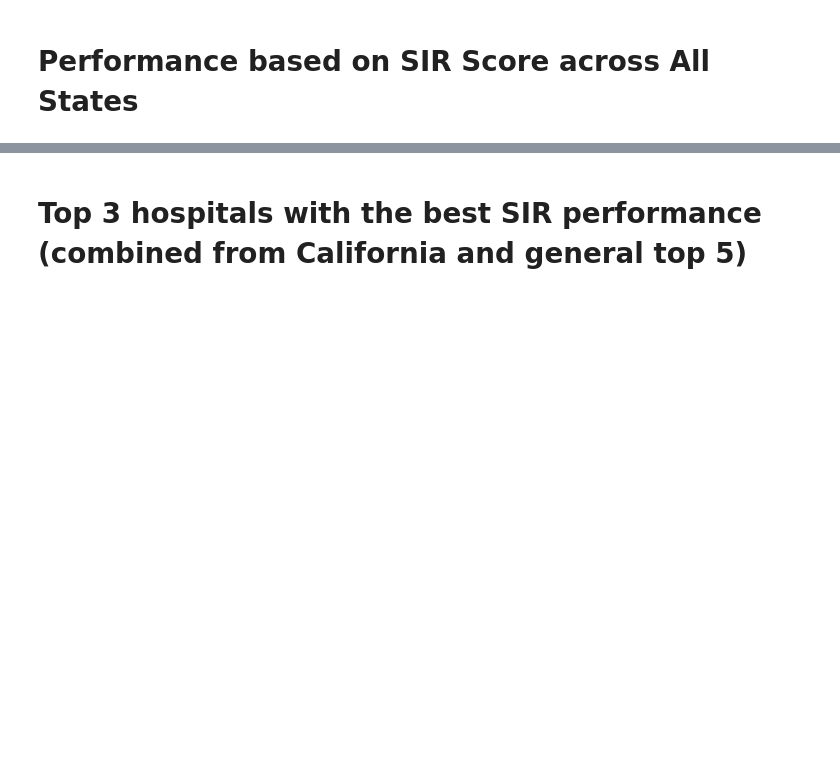
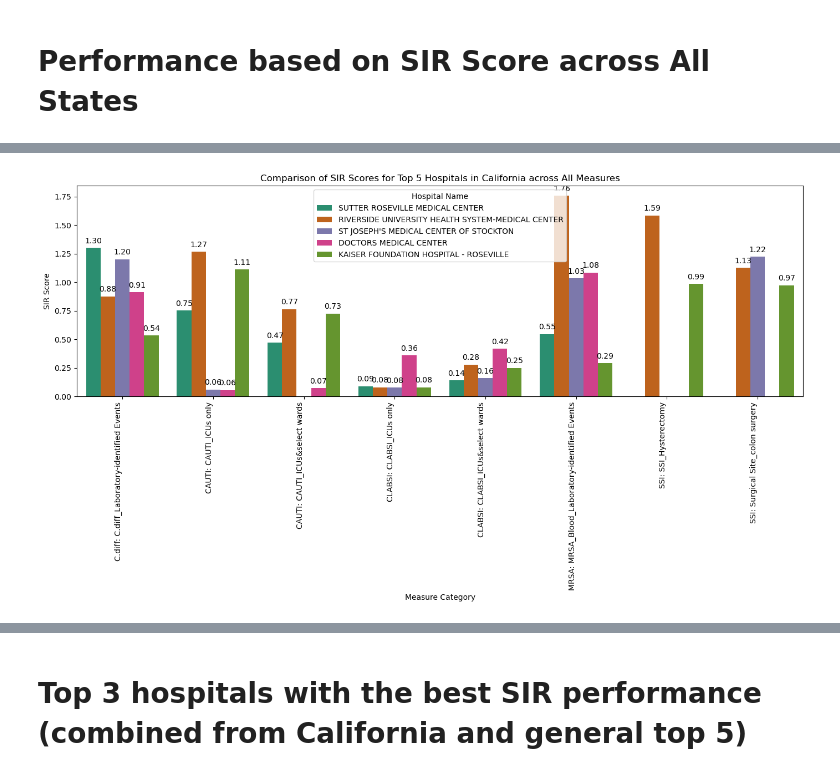
Before and after one commit to jsand424/Project-3, a Jupyter notebook: Group5_Project3.ipynb, the cells around one changed output, grey strips where cells are left out. Cells and saved outputs as stored; diff of their text form; code cells hidden in the pictures; blank space fills up the shorter version.

```diff
--- a/Group5_Project3.ipynb
+++ b/Group5_Project3.ipynb
@@ -848,0 +800,45 @@ plt.show()
+# %%
+import matplotlib.pyplot as plt
+import seaborn as sns
+
+# Function to generate a distinct color palette
+def create_distinct_palette(n_colors):
+    return sns.color_palette("Dark2", n_colors)
+
+# Sort the remaining hospitals by SIR score (lower is better) and select the top 5 unique hospitals
+top_5_unique_hospitals_ca = california_hospitals_nonzero.sort_values('Score').drop_duplicates(subset=['Hospital Name']).head(5)
+
+# Filter the data for the top 5 hospitals across all measures
+filtered_data_all_measures = california_hospitals_nonzero[california_hospitals_nonzero['Provider ID'].isin(top_5_unique_hospitals_ca['Provider ID'])]
+
+# Create a distinct color palette for the top 5 hospitals
+colors = create_distinct_palette(len(top_5_unique_hospitals_ca))
+
+plt.figure(figsize=(14, 8))
+
+# Create a bar plot where x-axis is 'Measure Name', y-axis is 'Score', and hue is 'Hospital Name'
+barplot_all_measures = sns.barplot(x='Measure Name', y='Score', hue='Hospital Name', data=filtered_data_all_measures, palette=colors)
+
+# Add the exact SIR scores on top of each bar
+for p in barplot_all_measures.patches:
+    height = p.get_height()
+    barplot_all_measures.annotate(format(height, '.2f'),
+                                  (p.get_x() + p.get_width() / 2., height),
+                                  ha='center', va='center',
+                                  xytext=(0, 9), textcoords='offset points', fontsize=10, color='black')
+
+# Customize the plot
+plt.title('Comparison of SIR Scores for Top 5 Hospitals in California across All Measures')
+plt.xlabel('Measure Category')
+plt.ylabel('SIR Score')
+plt.xticks(rotation=90, ha='right')
+plt.legend(title='Hospital Name')
+plt.tight_layout()
+
+# Save the figure
+plt.savefig('top5_CA_all_measures_distinct.png', dpi=300, bbox_inches='tight')
+
+# Show the plot
+plt.show()
+# %% [output]
+[figure, added]
```
Also changed, not shown: parts of 28 cells of this notebook.
